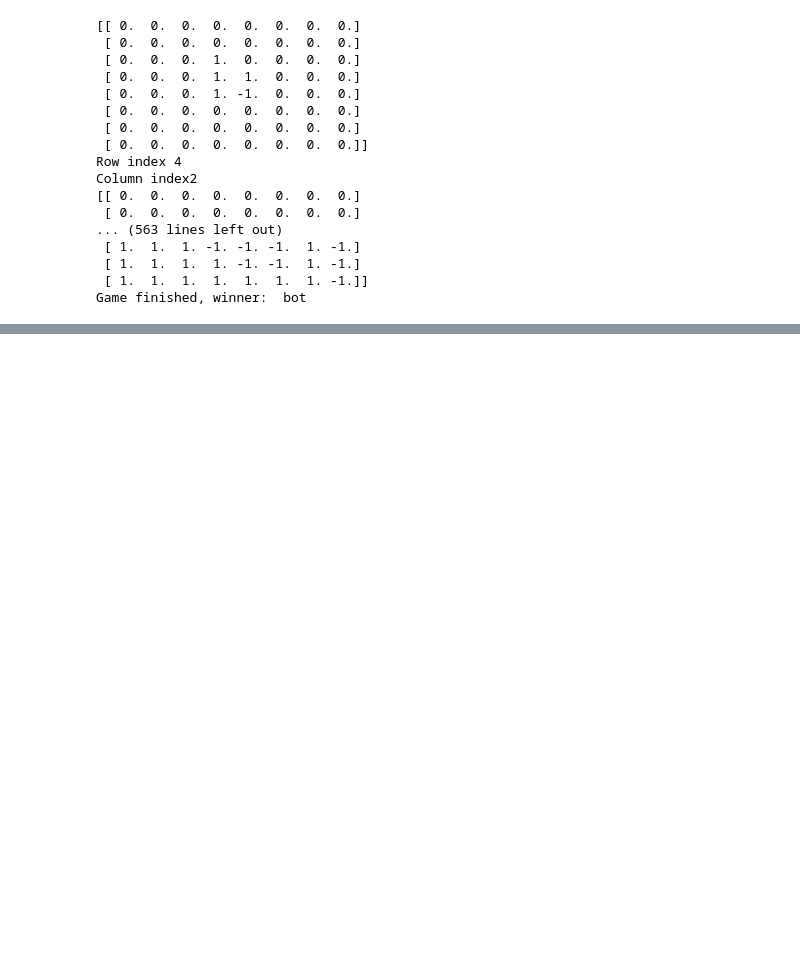
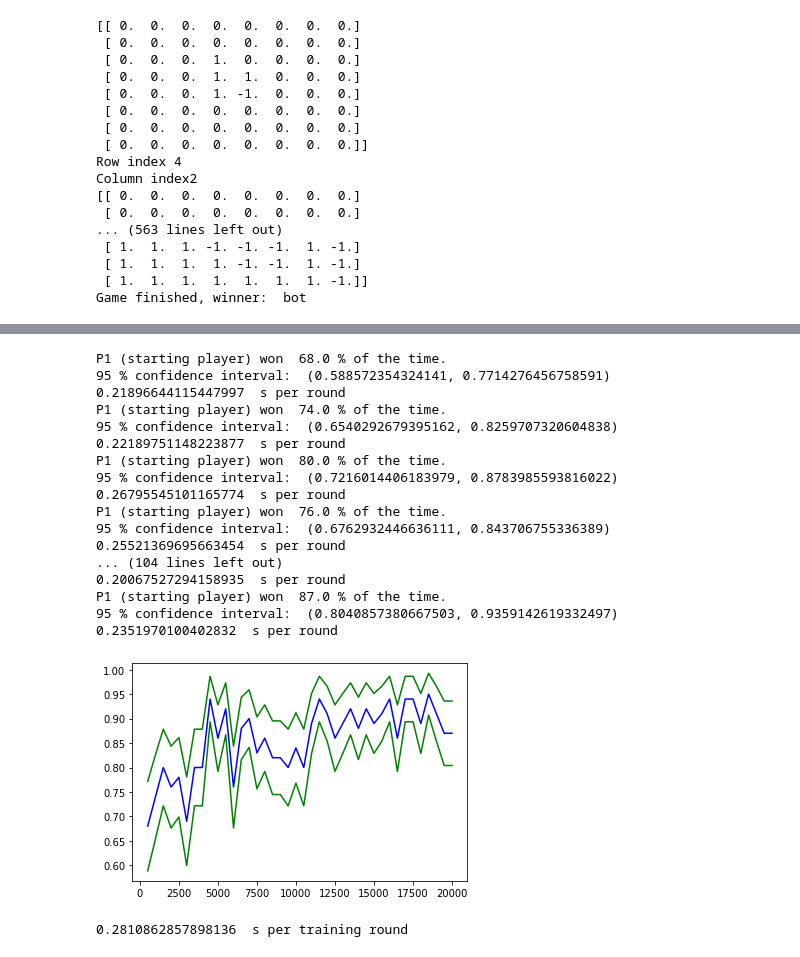
Before and after one commit to rasmushelander/othello, a Jupyter notebook: Training and evaluating models.ipynb, the cells around one changed output, grey strips where cells are left out. Saved outputs shown, nothing was run; the diff lists cells and outputs as text; code cells hidden in the pictures; blank space fills up the shorter version.

```diff
--- a/Training and evaluating models.ipynb
+++ b/Training and evaluating models.ipynb
@@ -407,0 +409,27 @@ Game finished, winner:  bot
+# %%
+game = Othello(8)
+np = NNPlayer(game, epsilon = 0.01)
+rp = RandomPlayer(game)
+sim = Simulation(np, rp, 20001)
+sim.train(update_freq = 100, test_freq = 500)
+np.save_network('nnp_8x8_15_net')
+# %% [output]
+P1 (starting player) won  68.0 % of the time.
+95 % confidence interval:  (0.588572354324141, 0.7714276456758591)
+0.21896644115447997  s per round
+P1 (starting player) won  74.0 % of the time.
+95 % confidence interval:  (0.6540292679395162, 0.8259707320604838)
+0.22189751148223877  s per round
+P1 (starting player) won  80.0 % of the time.
+95 % confidence interval:  (0.7216014406183979, 0.8783985593816022)
+0.26795545101165774  s per round
+P1 (starting player) won  76.0 % of the time.
+95 % confidence interval:  (0.6762932446636111, 0.843706755336389)
+0.25521369695663454  s per round
+... (104 lines left out)
+0.20067527294158935  s per round
+P1 (starting player) won  87.0 % of the time.
+95 % confidence interval:  (0.8040857380667503, 0.9359142619332497)
+0.2351970100402832  s per round
+[figure, added]
+0.2810862857898136  s per training round
```
Also changed, not shown: parts of 25 cells of this notebook.
